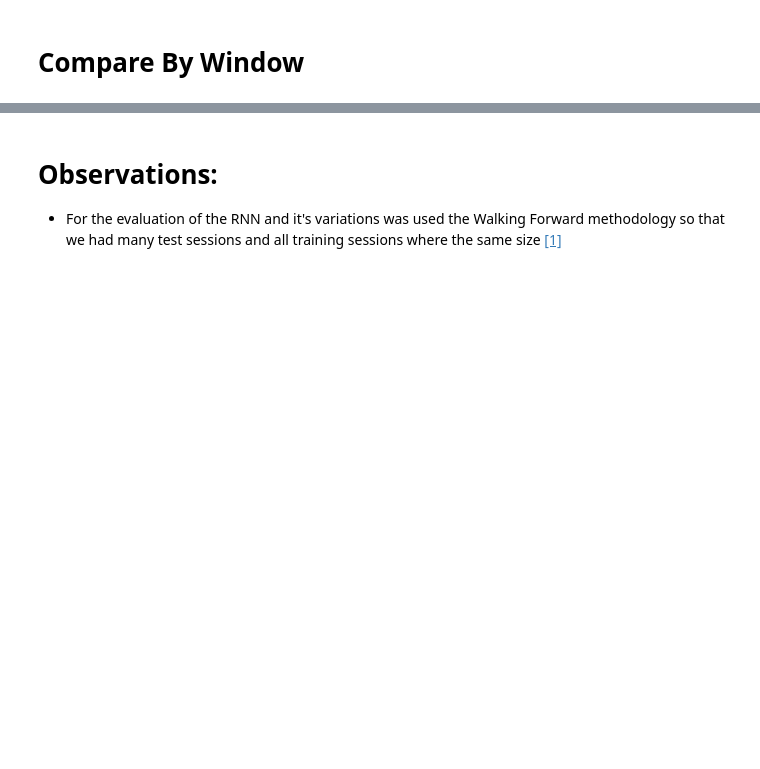
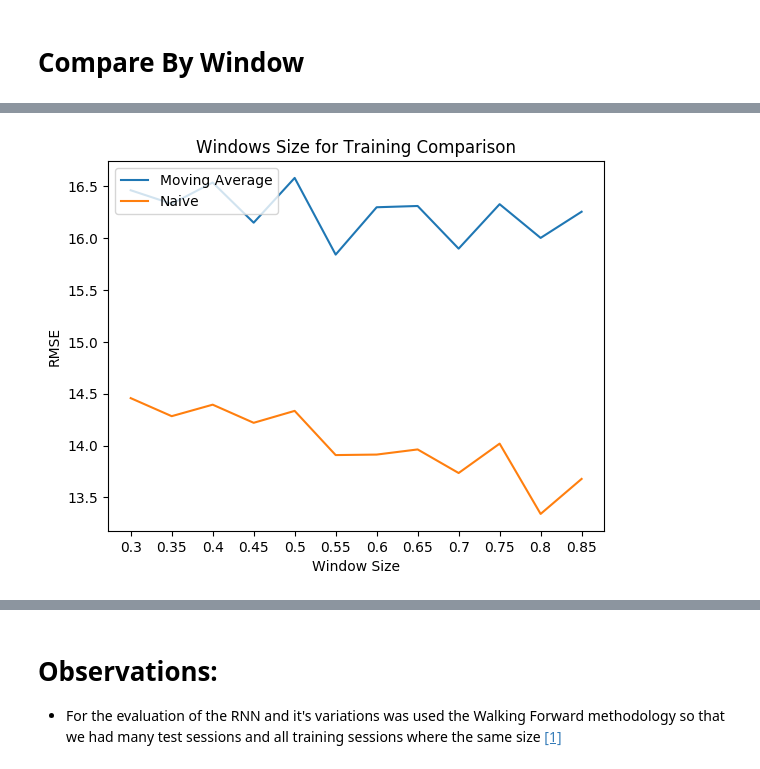
Before and after one commit to claudiosegala/traffic-flow-prediction, a Jupyter notebook: code/tcc.ipynb, the cells around one changed output, grey strips where cells are left out. Drawn from its saved outputs; the diff is of its cells as text; code cells hidden in the pictures; blank space fills up the shorter version.

```diff
--- a/code/tcc.ipynb
+++ b/code/tcc.ipynb
@@ -1205,0 +1294,4 @@ splitting_windows = [0.20, 0.30, 0.40, 0.50, 0.60, 0.70]
+# %%
+plot_results_comparison('Windows Size for Training Comparison', 'Window Size', window_splits, 'RMSE')
+# %% [output]
+[figure, added]
```
Also changed, not shown: parts of 60 cells of this notebook.
